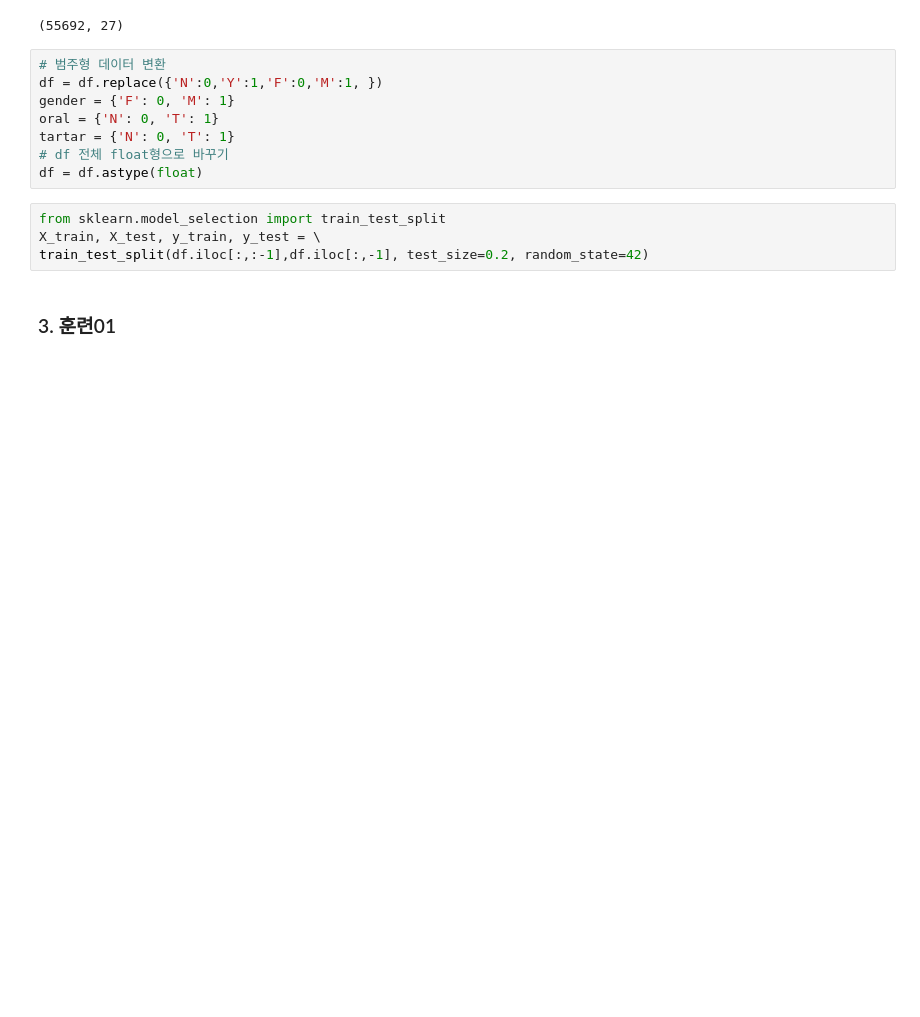
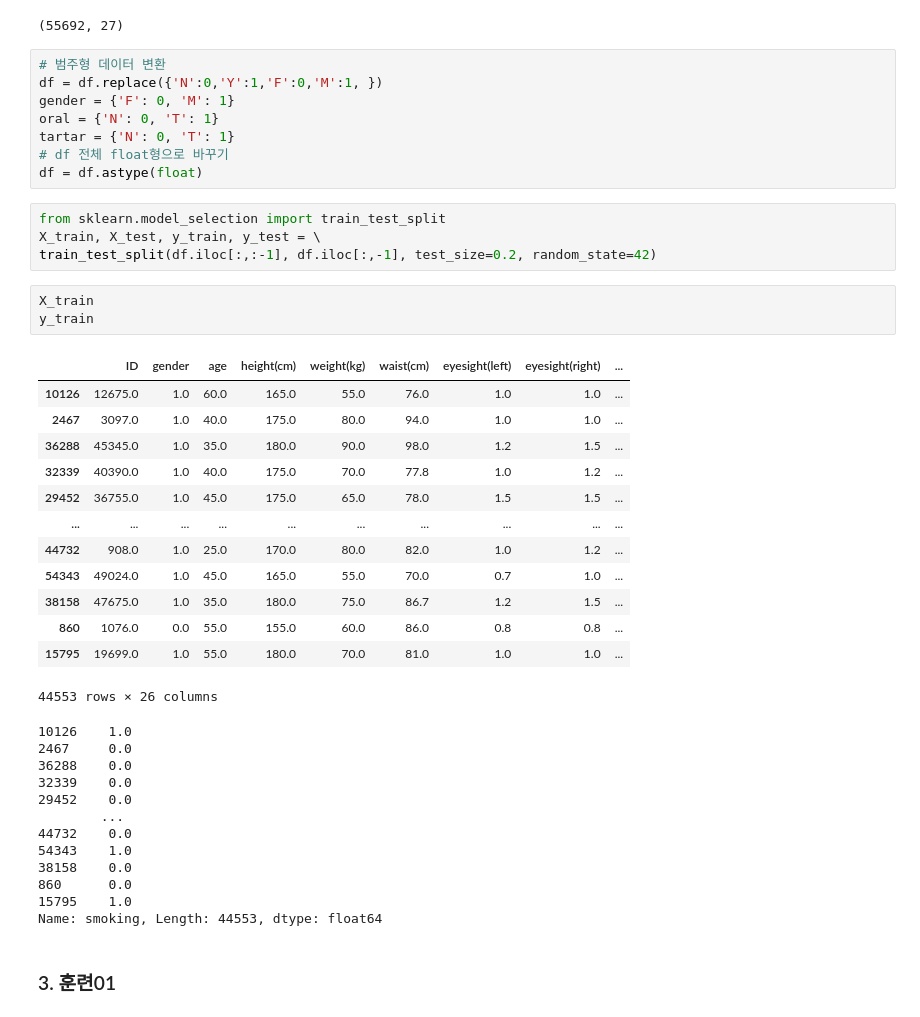
Before and after one commit to LeeJeaHyuk/Mulcam_ML_DL, a Jupyter notebook: source_code/DS_ML/[01]Mini_proj_gridcv.ipynb, the cells around one changed output. Cells and saved outputs as stored; diff of their text form; blank space fills up the shorter version.

Commit message:
module test

```diff
--- a/source_code/DS_ML/[01]Mini_proj_gridcv.ipynb
+++ b/source_code/DS_ML/[01]Mini_proj_gridcv.ipynb
@@ -76,7 +76,36 @@ df = df.astype(float)
 # %%
 from sklearn.model_selection import train_test_split
 X_train, X_test, y_train, y_test = \
-train_test_split(df.iloc[:,:-1],df.iloc[:,-1], test_size=0.2, random_state=42)
+train_test_split(df.iloc[:,:-1], df.iloc[:,-1], test_size=0.2, random_state=42)
+# %%
+X_train
+y_train
+# %% [output]
+|  | ID | gender | age | height(cm) | weight(kg) | waist(cm) | eyesight(left) | eyesight(right) | ... |
+| 10126 | 12675.0 | 1.0 | 60.0 | 165.0 | 55.0 | 76.0 | 1.0 | 1.0 | ... |
+| 2467 | 3097.0 | 1.0 | 40.0 | 175.0 | 80.0 | 94.0 | 1.0 | 1.0 | ... |
+| 36288 | 45345.0 | 1.0 | 35.0 | 180.0 | 90.0 | 98.0 | 1.2 | 1.5 | ... |
+| 32339 | 40390.0 | 1.0 | 40.0 | 175.0 | 70.0 | 77.8 | 1.0 | 1.2 | ... |
+| 29452 | 36755.0 | 1.0 | 45.0 | 175.0 | 65.0 | 78.0 | 1.5 | 1.5 | ... |
+| ... | ... | ... | ... | ... | ... | ... | ... | ... | ... |
+| 44732 | 908.0 | 1.0 | 25.0 | 170.0 | 80.0 | 82.0 | 1.0 | 1.2 | ... |
+| 54343 | 49024.0 | 1.0 | 45.0 | 165.0 | 55.0 | 70.0 | 0.7 | 1.0 | ... |
+| 38158 | 47675.0 | 1.0 | 35.0 | 180.0 | 75.0 | 86.7 | 1.2 | 1.5 | ... |
+| 860 | 1076.0 | 0.0 | 55.0 | 155.0 | 60.0 | 86.0 | 0.8 | 0.8 | ... |
+| 15795 | 19699.0 | 1.0 | 55.0 | 180.0 | 70.0 | 81.0 | 1.0 | 1.0 | ... |
+44553 rows × 26 columns
+10126    1.0
+2467     0.0
+36288    0.0
+32339    0.0
+29452    0.0
+        ...
+44732    0.0
+54343    1.0
+38158    0.0
+860      0.0
+15795    1.0
+Name: smoking, Length: 44553, dtype: float64
 # %% [markdown]
 ### 3. 훈련01
 # %% [markdown]
```
Also changed, not shown: parts of 8 cells of this notebook, 16 other files.
